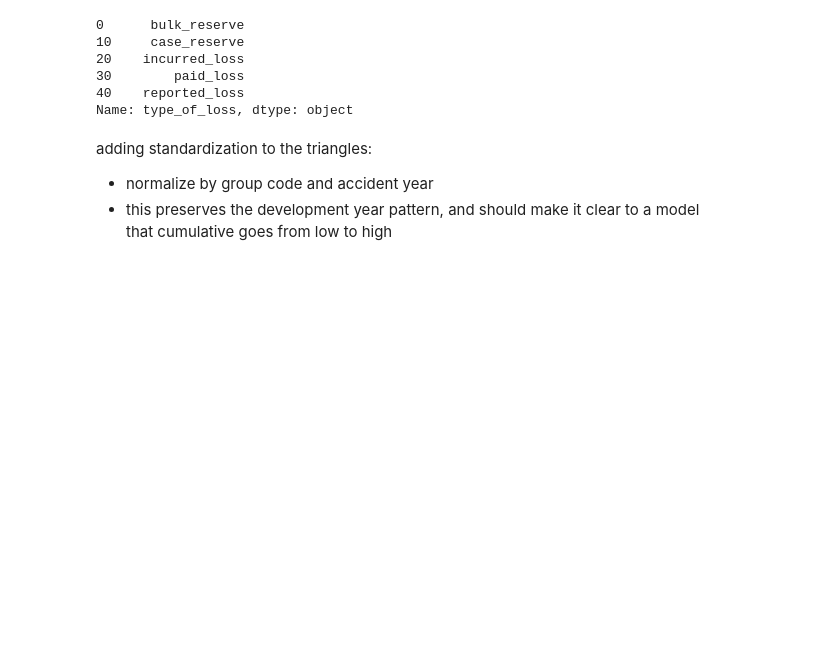
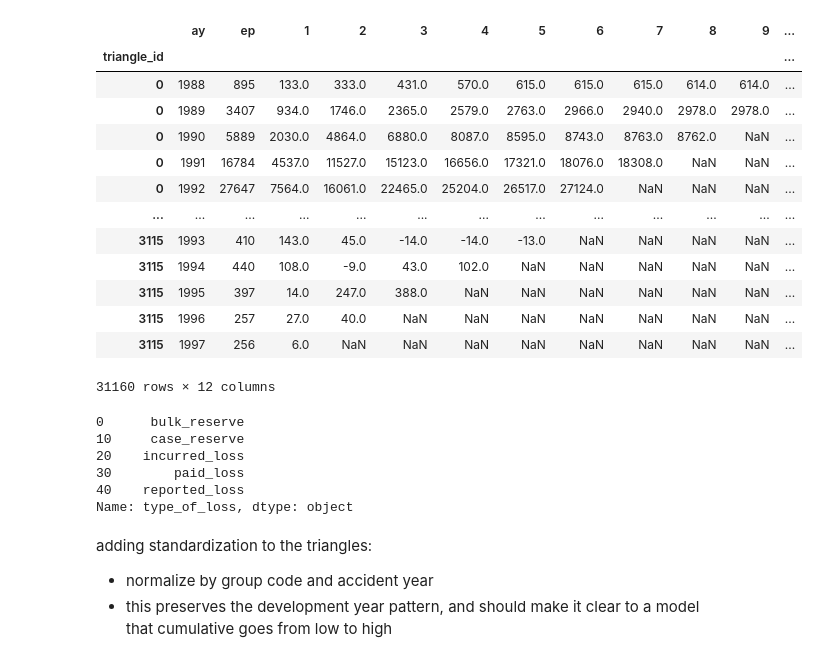
Before and after one commit to aaweaver-actuary/naic-triangles, a Jupyter notebook: testing.ipynb, the cells around one changed output. Saved outputs shown, nothing was run; the diff lists cells and outputs as text; code cells hidden in the pictures; blank space fills up the shorter version.

```diff
--- a/testing.ipynb
+++ b/testing.ipynb
@@ -47,6 +19,9 @@ for lob in lobs:
     df, _ = read_naic_csv(lob=lob)
     df['lob'] = lob
     dflist.append(df)
-df = pd.concat(dflist)
-df
+cum_df = pd.concat(dflist)
+cum_df = cum_df.loc[cum_df.type_of_loss.isin('reported_loss paid_loss'.split())].reset_index(drop=True)
+cum_df['is_cum'] = 1
+cum_df = cum_df.set_index('is_cum group_code lob type_of_loss ay ep'.split())
+cum_df
 # %% [output]
@@ -53,0 +42,15 @@ KeyError: "['EarnedPremDIR_H1', 'EarnedPremCeded_H1', 'PostedReserve97_H1'] not
+# %%
+incr_df = cum_df.copy()
+for i, c in enumerate(incr_df.columns):
+    if i == 0:
+        continue
+    else:
+        incr_df.iloc[:, i] = cum_df.iloc[:, i] - cum_df.iloc[:, i-1]
+
+incr_df.reset_index(inplace=True)
+
+incr_df['is_cum'] = 0
+
+incr_df = incr_df.set_index('is_cum group_code lob type_of_loss ay ep'.split())
+
+incr_df
@@ -53,0 +72,3 @@ KeyError: "['EarnedPremDIR_H1', 'EarnedPremCeded_H1', 'PostedReserve97_H1'] not
+# %%
+df = pd.concat([cum_df, incr_df])
+df
@@ -53,0 +90,12 @@ KeyError: "['EarnedPremDIR_H1', 'EarnedPremCeded_H1', 'PostedReserve97_H1'] not
+# %%
+triangle = (
+    df
+    .reset_index()
+    .reset_index(drop=True)['is_cum group_code lob type_of_loss'.split()]
+    .drop_duplicates()
+    .reset_index(drop=True)
+    .reset_index()
+    .rename(columns={'index': 'triangle_id'})
+    )
+
+triangle
@@ -54,3 +116,20 @@ KeyError: "['EarnedPremDIR_H1', 'EarnedPremCeded_H1', 'PostedReserve97_H1'] not
+# %%
+df.reset_index().merge(triangle, on='is_cum group_code lob type_of_loss'.split()).drop(columns='is_cum group_code lob type_of_loss'.split()).set_index('triangle_id')
+# %% [output]
+|  | ay | ep | 1 | 2 | 3 | 4 | 5 | 6 | 7 | 8 | 9 | ... |
+| triangle_id |  |  |  |  |  |  |  |  |  |  |  | ... |
+| 0 | 1988 | 895 | 133.0 | 333.0 | 431.0 | 570.0 | 615.0 | 615.0 | 615.0 | 614.0 | 614.0 | ... |
+| 0 | 1989 | 3407 | 934.0 | 1746.0 | 2365.0 | 2579.0 | 2763.0 | 2966.0 | 2940.0 | 2978.0 | 2978.0 | ... |
+| 0 | 1990 | 5889 | 2030.0 | 4864.0 | 6880.0 | 8087.0 | 8595.0 | 8743.0 | 8763.0 | 8762.0 | NaN | ... |
+| 0 | 1991 | 16784 | 4537.0 | 11527.0 | 15123.0 | 16656.0 | 17321.0 | 18076.0 | 18308.0 | NaN | NaN | ... |
+| 0 | 1992 | 27647 | 7564.0 | 16061.0 | 22465.0 | 25204.0 | 26517.0 | 27124.0 | NaN | NaN | NaN | ... |
+| ... | ... | ... | ... | ... | ... | ... | ... | ... | ... | ... | ... | ... |
+| 3115 | 1993 | 410 | 143.0 | 45.0 | -14.0 | -14.0 | -13.0 | NaN | NaN | NaN | NaN | ... |
+| 3115 | 1994 | 440 | 108.0 | -9.0 | 43.0 | 102.0 | NaN | NaN | NaN | NaN | NaN | ... |
+| 3115 | 1995 | 397 | 14.0 | 247.0 | 388.0 | NaN | NaN | NaN | NaN | NaN | NaN | ... |
+| 3115 | 1996 | 257 | 27.0 | 40.0 | NaN | NaN | NaN | NaN | NaN | NaN | NaN | ... |
+| 3115 | 1997 | 256 | 6.0 | NaN | NaN | NaN | NaN | NaN | NaN | NaN | NaN | ... |
+31160 rows × 12 columns
 # %%
 rpt_paid_loss = df.loc[df.type_of_loss.isin(['paid_loss', 'reported_loss']) & df.]
 # %% [output]
```
Also changed, not shown: parts of 8 cells of this notebook, 1 other file.
